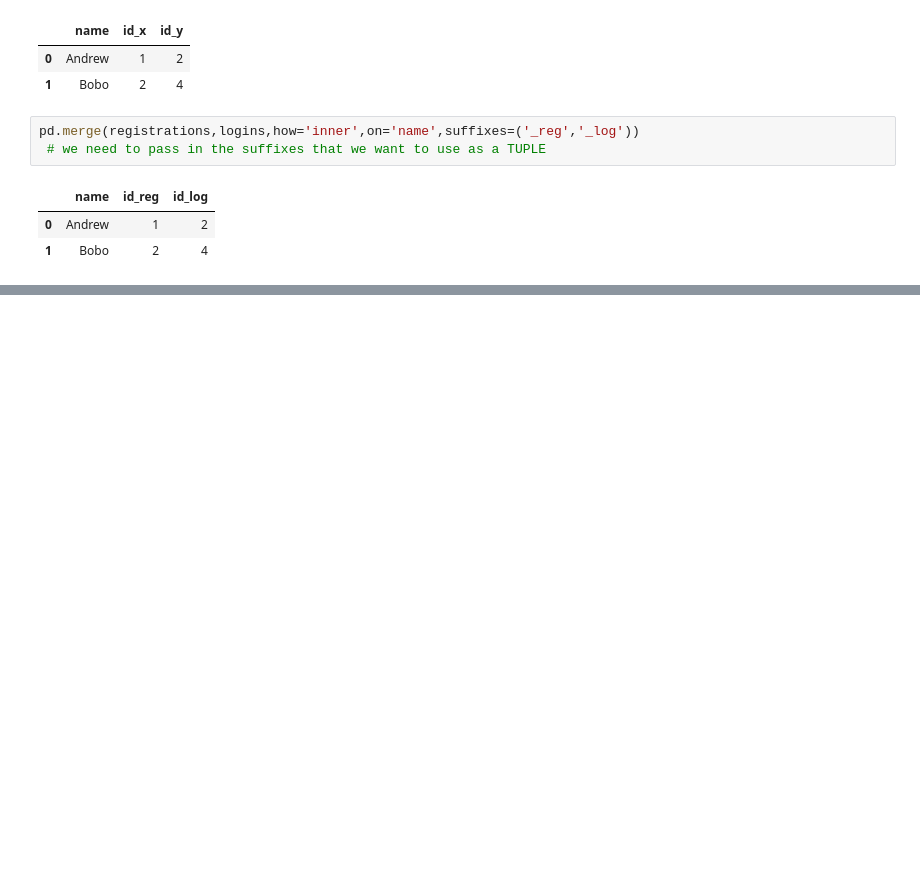
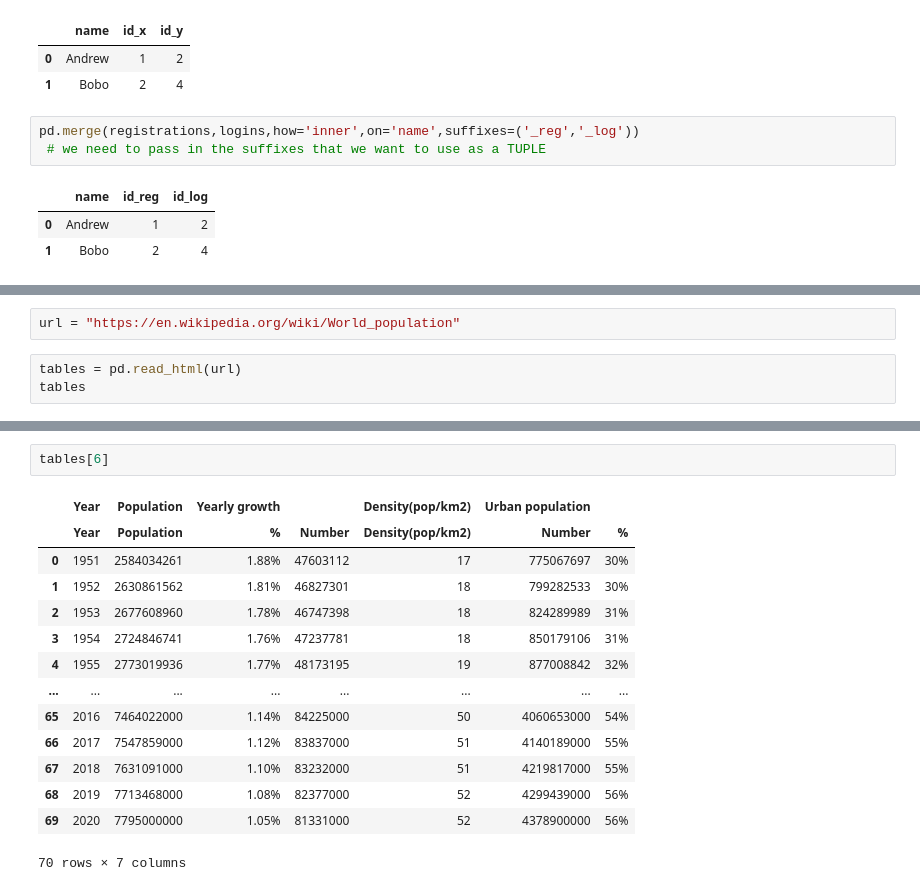
Before and after one commit to iliaaz101/Algorithmic-Trading-Python, a Jupyter notebook: Notes04.ipynb, the cells around one changed output, grey strips where cells are left out. Drawn from its saved outputs; the diff is of its cells as text; blank space fills up the shorter version.

```diff
--- a/Notes04.ipynb
+++ b/Notes04.ipynb
@@ -1617,0 +1674,5 @@ pd.merge(registrations,logins,how='inner',on='name',suffixes=('_reg','_log'))
+# %%
+url = "https://en.wikipedia.org/wiki/World_population"
+# %%
+tables = pd.read_html(url)
+tables
@@ -1617,0 +1762,17 @@ pd.merge(registrations,logins,how='inner',on='name',suffixes=('_reg','_log'))
+# %%
+tables[6]
+# %% [output]
+|  | Year | Population | Yearly growth |  | Density(pop/km2) | Urban population |  |
+|  | Year | Population | % | Number | Density(pop/km2) | Number | % |
+| 0 | 1951 | 2584034261 | 1.88% | 47603112 | 17 | 775067697 | 30% |
+| 1 | 1952 | 2630861562 | 1.81% | 46827301 | 18 | 799282533 | 30% |
+| 2 | 1953 | 2677608960 | 1.78% | 46747398 | 18 | 824289989 | 31% |
+| 3 | 1954 | 2724846741 | 1.76% | 47237781 | 18 | 850179106 | 31% |
+| 4 | 1955 | 2773019936 | 1.77% | 48173195 | 19 | 877008842 | 32% |
+| ... | ... | ... | ... | ... | ... | ... | ... |
+| 65 | 2016 | 7464022000 | 1.14% | 84225000 | 50 | 4060653000 | 54% |
+| 66 | 2017 | 7547859000 | 1.12% | 83837000 | 51 | 4140189000 | 55% |
+| 67 | 2018 | 7631091000 | 1.10% | 83232000 | 51 | 4219817000 | 55% |
+| 68 | 2019 | 7713468000 | 1.08% | 82377000 | 52 | 4299439000 | 56% |
+| 69 | 2020 | 7795000000 | 1.05% | 81331000 | 52 | 4378900000 | 56% |
+70 rows × 7 columns
```
Also changed, not shown: parts of 43 cells of this notebook, 4 other files.
